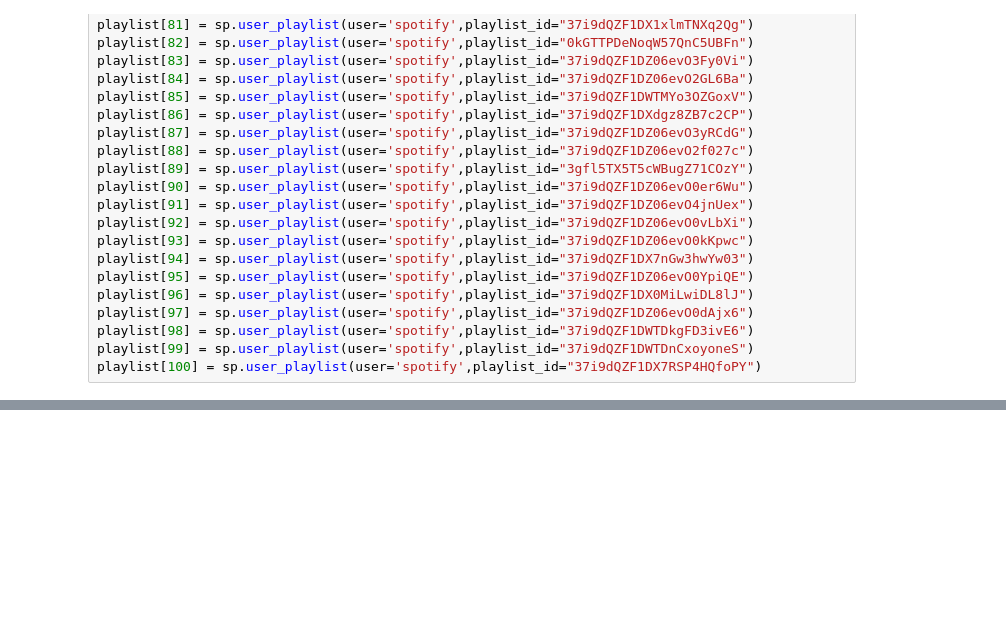
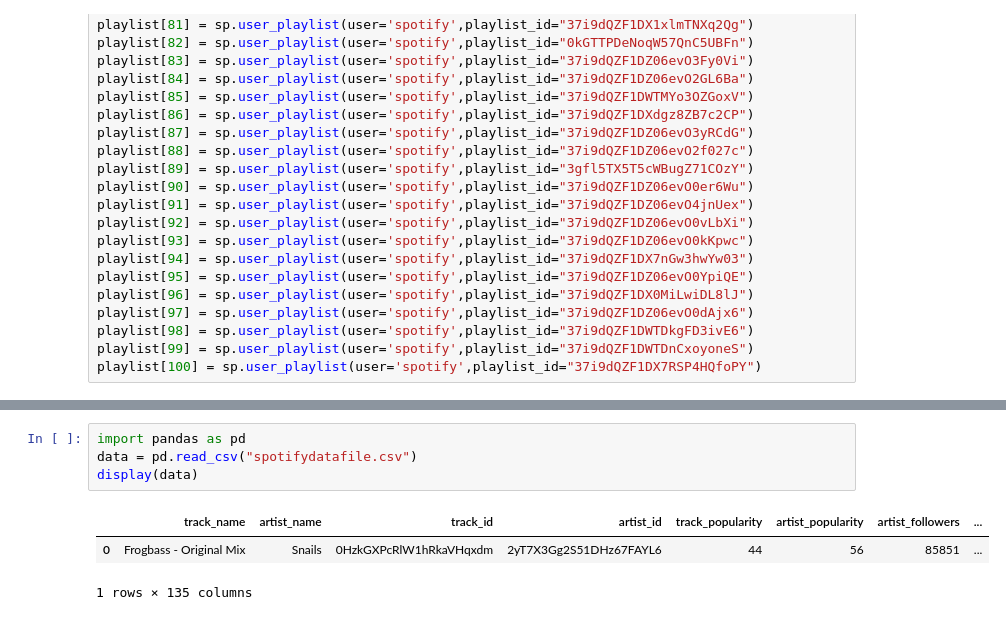
Before and after one commit to KibaekJeong/ML---Music-Popularity-Predictor, a Jupyter notebook: Data Collection1.ipynb, the cells around one changed output, grey strips where cells are left out. Cells and saved outputs as stored; diff of their text form; blank space fills up the shorter version.

Commit message:
update data collection and get song info
data collection code for collecting all data
get song info for getting data for single song

```diff
--- a/Data Collection1.ipynb
+++ b/Data Collection1.ipynb
@@ -264,0 +391,8 @@ for i in range(0,len(data)):
+# %%
+import pandas as pd
+data = pd.read_csv("spotifydatafile.csv")
+display(data)
+# %% [output]
+|  | track_name | artist_name | track_id | artist_id | track_popularity | artist_popularity | artist_followers | ... |
+| 0 | Frogbass - Original Mix | Snails | 0HzkGXPcRlW1hRkaVHqxdm | 2yT7X3Gg2S51DHz67FAYL6 | 44 | 56 | 85851 | ... |
+1 rows × 135 columns
```
Also changed, not shown: parts of 6 cells of this notebook, 1 other file.
